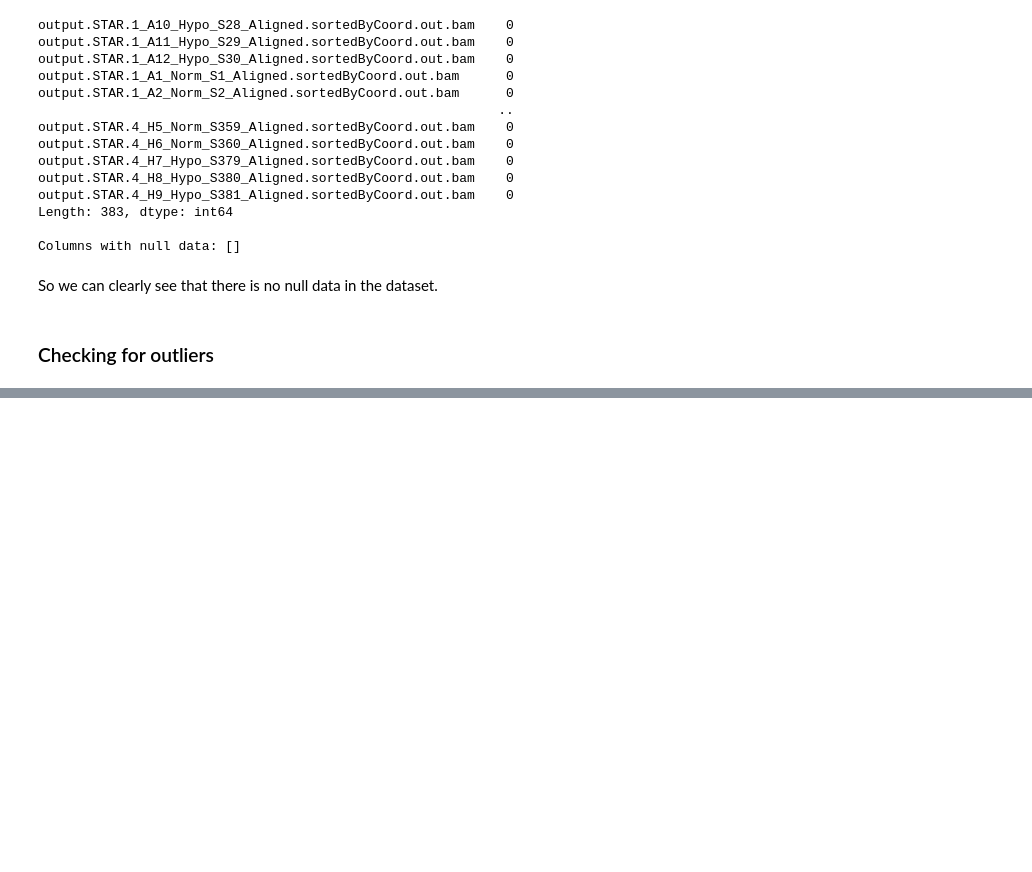
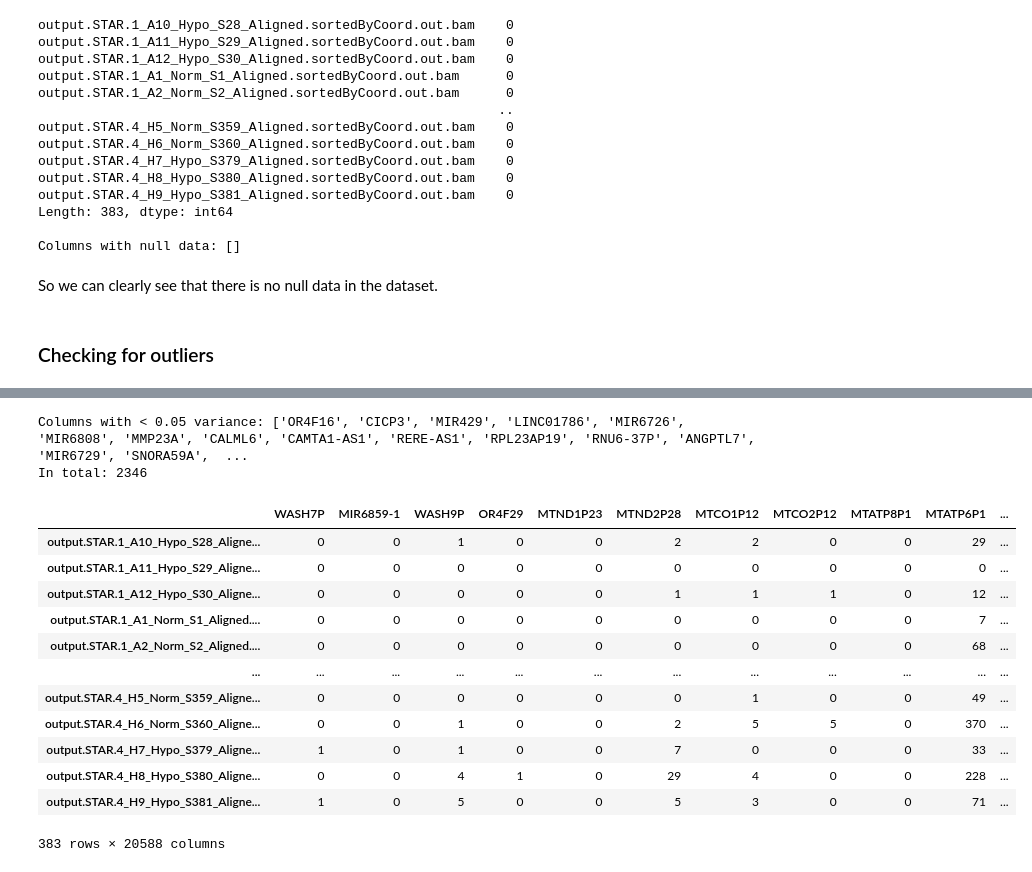
Before and after one commit to andreafabbricatore/ailab, a Jupyter notebook: alelunch.ipynb, the cells around one changed output, grey strips where cells are left out. Cells and saved outputs as stored; diff of their text form; code cells hidden in the pictures; blank space fills up the shorter version.

```diff
--- a/alelunch.ipynb
+++ b/alelunch.ipynb
@@ -62,0 +153,35 @@ So we can clearly see that there is no null data in the dataset.
+# %%
+# Instantiate VarianceThreshold object
+threshold = 0.05
+selector = fs.VarianceThreshold(threshold)
+
+# Fit selector to DataFrame
+selector.fit(transposed_mcf7_df)
+
+# Get boolean mask of features that meet threshold
+mask = selector.get_support()
+
+# Get list of column names that meet threshold
+near_zero_var_cols = transposed_mcf7_df.columns[~mask].tolist()
+
+# Print the result
+print(f'Columns with < {threshold} variance: {near_zero_var_cols}')
+print(f"In total: {len(near_zero_var_cols)}")
+var_fixed = transposed_mcf7_df.drop(near_zero_var_cols, axis=1)
+var_fixed
+# %% [output]
+Columns with < 0.05 variance: ['OR4F16', 'CICP3', 'MIR429', 'LINC01786', 'MIR6726', 'MIR6808', 'MMP23A', 'CALML6', 'CAMTA1-AS1', 'RERE-AS1', 'RPL23AP19', 'RNU6-37P', 'ANGPTL7', 'MIR6729', 'SNORA59A',  ...
+In total: 2346
+|  | WASH7P | MIR6859-1 | WASH9P | OR4F29 | MTND1P23 | MTND2P28 | MTCO1P12 | MTCO2P12 | MTATP8P1 | MTATP6P1 | ... |
+| output.STAR.1_A10_Hypo_S28_Aligne... | 0 | 0 | 1 | 0 | 0 | 2 | 2 | 0 | 0 | 29 | ... |
+| output.STAR.1_A11_Hypo_S29_Aligne... | 0 | 0 | 0 | 0 | 0 | 0 | 0 | 0 | 0 | 0 | ... |
+| output.STAR.1_A12_Hypo_S30_Aligne... | 0 | 0 | 0 | 0 | 0 | 1 | 1 | 1 | 0 | 12 | ... |
+| output.STAR.1_A1_Norm_S1_Aligned.... | 0 | 0 | 0 | 0 | 0 | 0 | 0 | 0 | 0 | 7 | ... |
+| output.STAR.1_A2_Norm_S2_Aligned.... | 0 | 0 | 0 | 0 | 0 | 0 | 0 | 0 | 0 | 68 | ... |
+| ... | ... | ... | ... | ... | ... | ... | ... | ... | ... | ... | ... |
+| output.STAR.4_H5_Norm_S359_Aligne... | 0 | 0 | 0 | 0 | 0 | 0 | 1 | 0 | 0 | 49 | ... |
+| output.STAR.4_H6_Norm_S360_Aligne... | 0 | 0 | 1 | 0 | 0 | 2 | 5 | 5 | 0 | 370 | ... |
+| output.STAR.4_H7_Hypo_S379_Aligne... | 1 | 0 | 1 | 0 | 0 | 7 | 0 | 0 | 0 | 33 | ... |
+| output.STAR.4_H8_Hypo_S380_Aligne... | 0 | 0 | 4 | 1 | 0 | 29 | 4 | 0 | 0 | 228 | ... |
+| output.STAR.4_H9_Hypo_S381_Aligne... | 1 | 0 | 5 | 0 | 0 | 5 | 3 | 0 | 0 | 71 | ... |
+383 rows × 20588 columns
```
Also changed, not shown: parts of 16 cells of this notebook, 1 other file.
